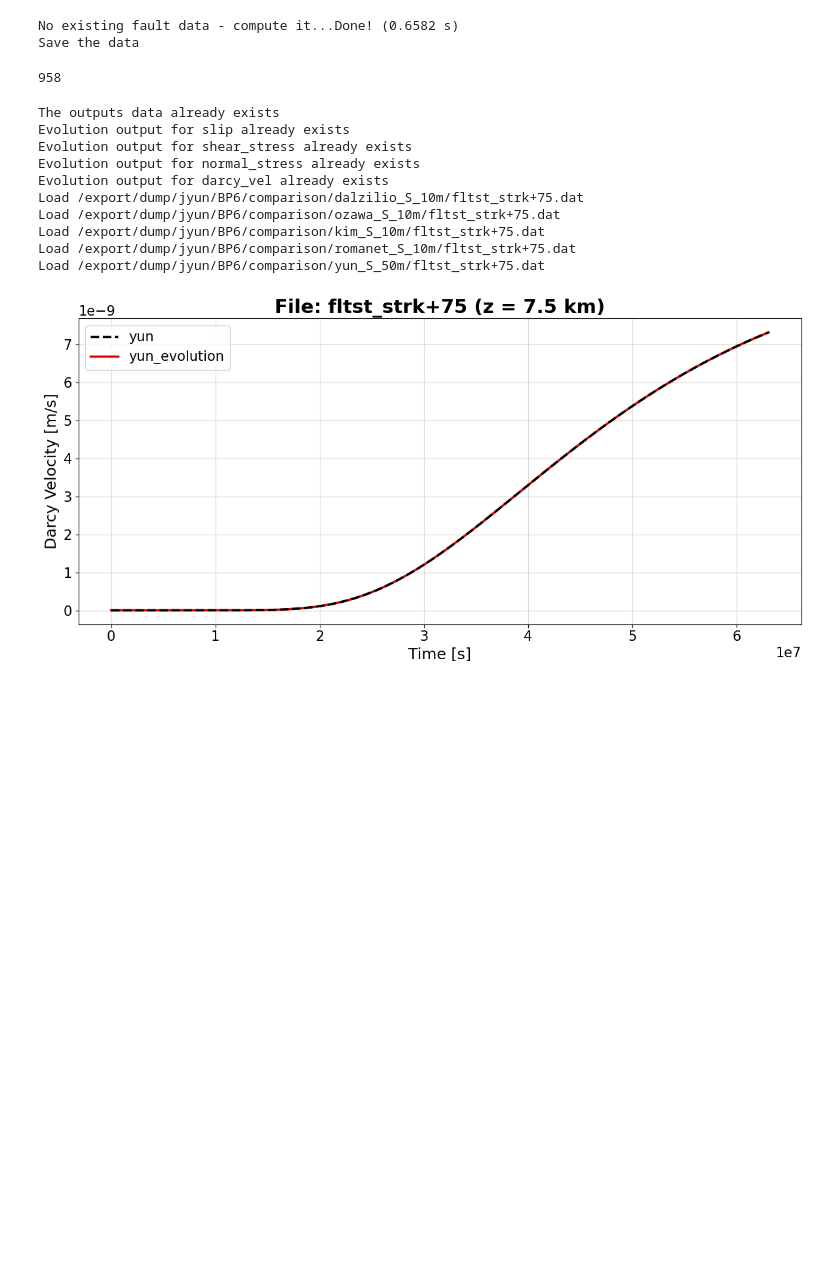
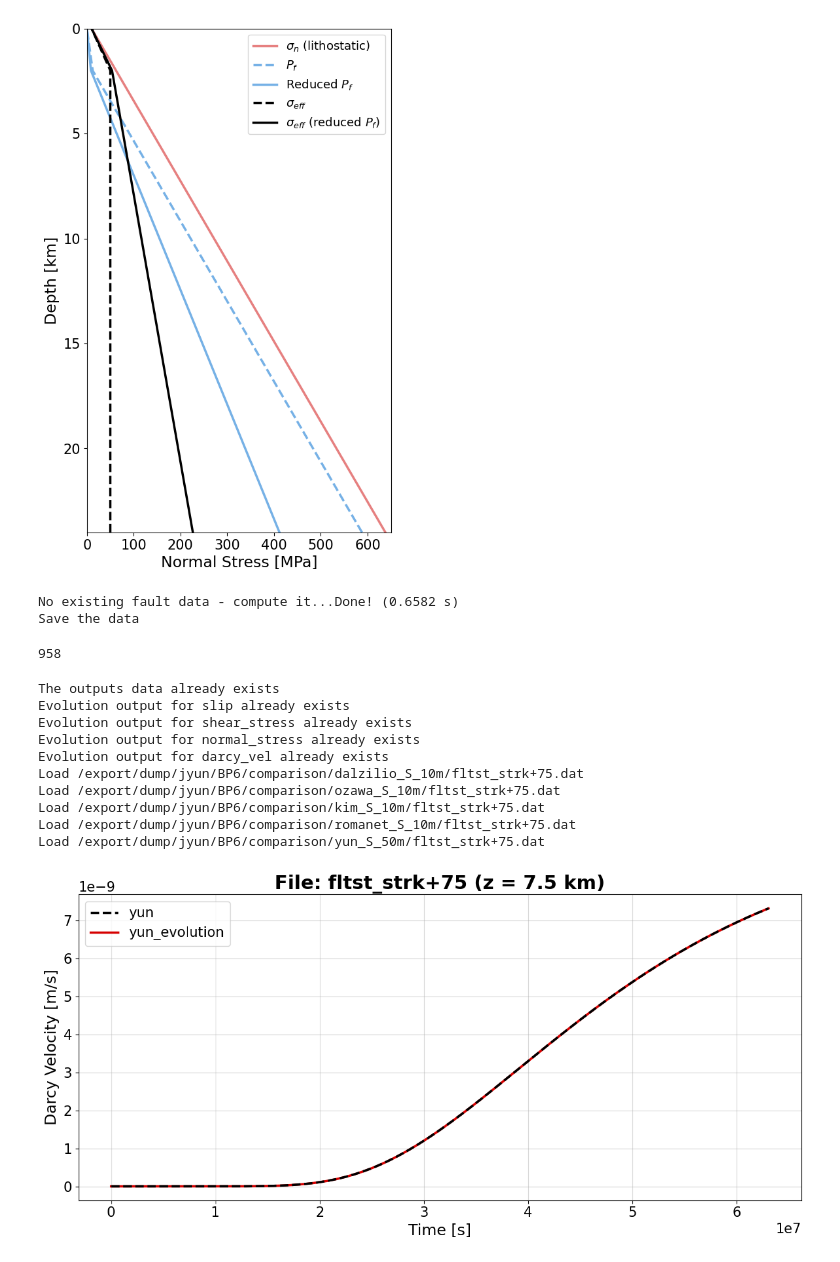
Before and after one commit to JeenaYun/jeena-tandem, a Jupyter notebook: scripts/test.ipynb, the cells around one changed output. Cells and saved outputs as stored; diff of their text form; code cells hidden in the pictures; blank space fills up the shorter version.

```diff
--- a/scripts/test.ipynb
+++ b/scripts/test.ipynb
@@ -4,0 +85,80 @@
+# %%
+import numpy as np
+import change_params
+import setup_shortcut
+import matplotlib.pyplot as plt
+import myplots
+mp = myplots.Figpref()
+
+sc = setup_shortcut.setups()
+ch = change_params.variate()
+
+prefix = 'perturb_stress/no_cp_reference'
+mesh_y,_a,_b,_ab,_sigma,_Dc = ch.make_uniform(prefix)
+
+# ---------------------------------------
+Hs = ch.load_parameter(prefix)[1]
+work_dir = '/Users/j4yun/Dropbox/Codes/Ridgecrest_CSC/jeena-tandem/setup_files/%s'%(prefix.split('/')[0])
+
+based_on_mesh = True
+frac_y = ch.generate_mesh_points(based_on_mesh,start_y=0,end_y=24,npoints=2000)
+
+# ----- Define constants
+H = 0.7                     # Hurst coefficient
+L = Hs[0]*1e3               # length of the fault [m]
+# L = 24e3
+lambdaMin = 500             # minimum wavelength [m]
+lambdaMax = 2.5e3           # maximum wavelength [km]
+alpha = 1.e-2
+rho2 = 1670                  # kg/m3
+targetHrms = alpha * L
+
+# ----- Generate rough fault surface
+h = ch.GenerateRoughTopography(frac_y, lambdaMin, lambdaMax, L, H, targetHrms)
+
+# ----- Taper out perturbations in VS zones
+for i in range(len(frac_y)):
+    r = -frac_y[i]
+    if r < Hs[-1]:
+        h[i] *= r/Hs[-1]
+    elif r > Hs[1]:
+        h[i] *= ((Hs[0]-r)/(Hs[0]-Hs[1]))**2
+
+# ---------------------------------------
+# y = np.linspace(0,24,1000)
+y = -frac_y
+rho_c = 2670                  # kg/m3
+g = 9.8                     # m/s2
+litho_sn = rho_c*g*y*1e-3
+rho_w = 1000
+hydro_sn = rho_w*g*y*1e-3
+gamma = 0.83
+rho_f = gamma*rho_c
+# fault_sn = rho_f*g*y*1e-3+10
+fault_sn = litho_sn + 10
+pp = fault_sn - 50
+pp[abs(y)<=2] = fault_sn[abs(y)<=2]-20*y[abs(y)<=2]-10
+
+eff_sn = fault_sn - pp
+eff_sn_reduced = fault_sn - pp*0.7
+het_sigma = eff_sn + rho2*g*h/1e6
+reduced_het_sigma = eff_sn_reduced + rho2*g*h/1e6
+
+plt.rcParams['font.size'] = '15'
+fig,ax = plt.subplots(figsize=(6,10))
+# plt.plot(litho_sn,y,lw=2.5,c='0.62',linestyle='--')
+# plt.plot(hydro_sn,y,lw=2.5,c='0.62',linestyle='--')
+plt.plot(fault_sn,y,lw=2.5,c=mp.mypink,label='$\sigma_{n}$ (lithostatic)')
+plt.plot(pp,y,lw=2.5,c=mp.myblue,label='$P_f$',linestyle='--')
+plt.plot(pp*0.7,y,lw=2.5,c=mp.myblue,label='Reduced $P_f$')
+plt.plot(eff_sn,y,lw=2.5,c='k',label='$\sigma_{eff}$',linestyle='--')
+plt.plot(eff_sn_reduced,y,lw=2.5,c='k',label='$\sigma_{eff}$ (reduced $P_f$)')
+
+plt.legend(fontsize=13,loc='upper right')
+plt.xlabel('Normal Stress [MPa]',fontsize=17)
+plt.ylabel('Depth [km]',fontsize=17)
+plt.xlim(0,650)
+plt.ylim(0,24)
+ax.invert_yaxis()
+plt.show()
+# %% [output]
@@ -5,3 +185,4 @@
+[figure, added]
 # %%
 import numpy as np
 from vtk import vtkXMLUnstructuredGridReader
```
Also changed, not shown: parts of 5 cells of this notebook, 2 other files.
